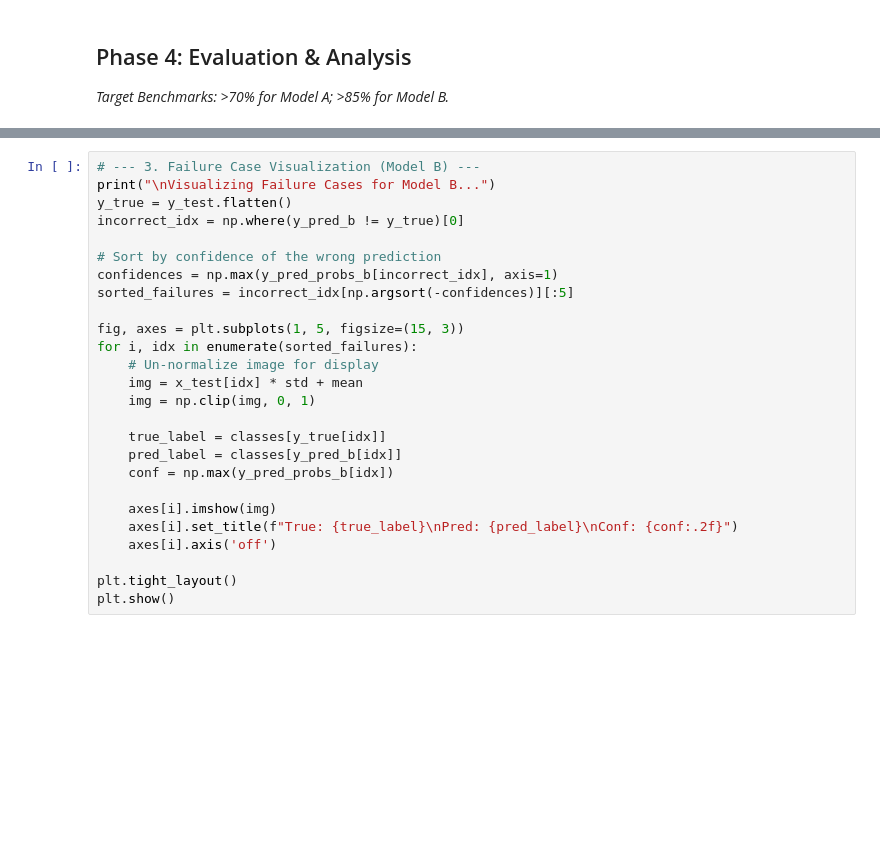
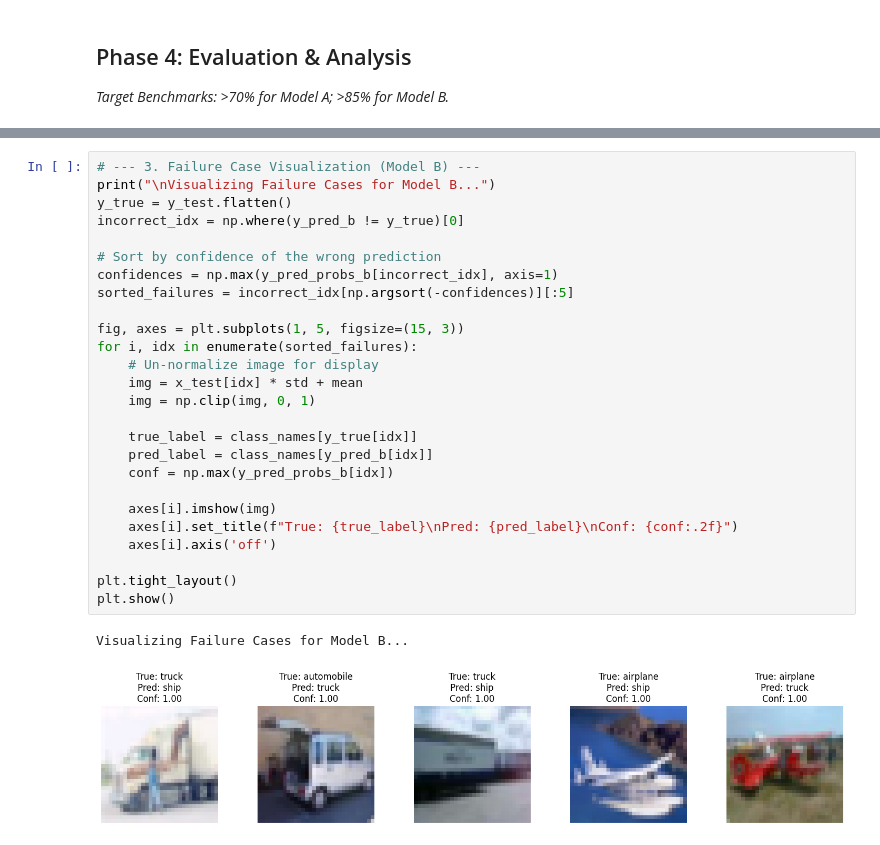
Before and after one commit to harmanbajwa2954/Machine-Learning-Notebooks, a Jupyter notebook: CIFAR10_classification.ipynb, the cells around one changed output, grey strips where cells are left out. Drawn from its saved outputs; the diff is of its cells as text; blank space fills up the shorter version.

```diff
--- a/CIFAR10_classification.ipynb
+++ b/CIFAR10_classification.ipynb
@@ -211,26 +242,29 @@ plt.show()
 # %%
 # --- 3. Failure Case Visualization (Model B) ---
 print("\nVisualizing Failure Cases for Model B...")
 y_true = y_test.flatten()
 incorrect_idx = np.where(y_pred_b != y_true)[0]
 
 # Sort by confidence of the wrong prediction
 confidences = np.max(y_pred_probs_b[incorrect_idx], axis=1)
 sorted_failures = incorrect_idx[np.argsort(-confidences)][:5]
 
 fig, axes = plt.subplots(1, 5, figsize=(15, 3))
 for i, idx in enumerate(sorted_failures):
     # Un-normalize image for display
     img = x_test[idx] * std + mean
     img = np.clip(img, 0, 1)
 
-    true_label = classes[y_true[idx]]
-    pred_label = classes[y_pred_b[idx]]
+    true_label = class_names[y_true[idx]]
+    pred_label = class_names[y_pred_b[idx]]
     conf = np.max(y_pred_probs_b[idx])
 
     axes[i].imshow(img)
     axes[i].set_title(f"True: {true_label}\nPred: {pred_label}\nConf: {conf:.2f}")
     axes[i].axis('off')
 
 plt.tight_layout()
 plt.show()
+# %% [output]
+Visualizing Failure Cases for Model B...
+[figure, added]
```
Also changed, not shown: parts of 6 cells of this notebook.
